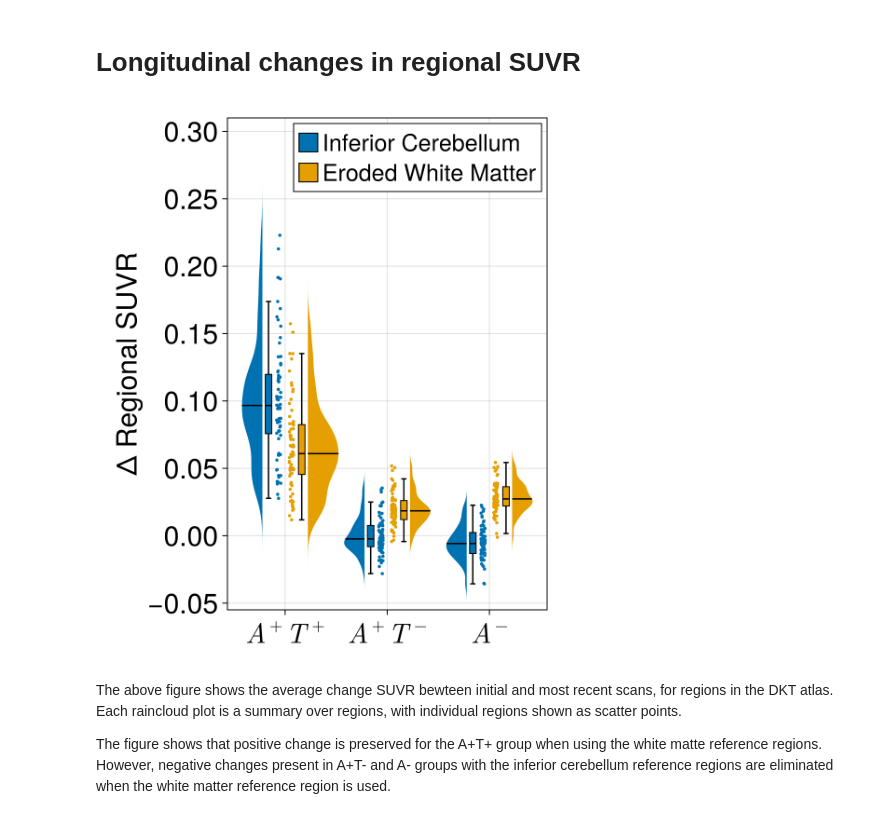
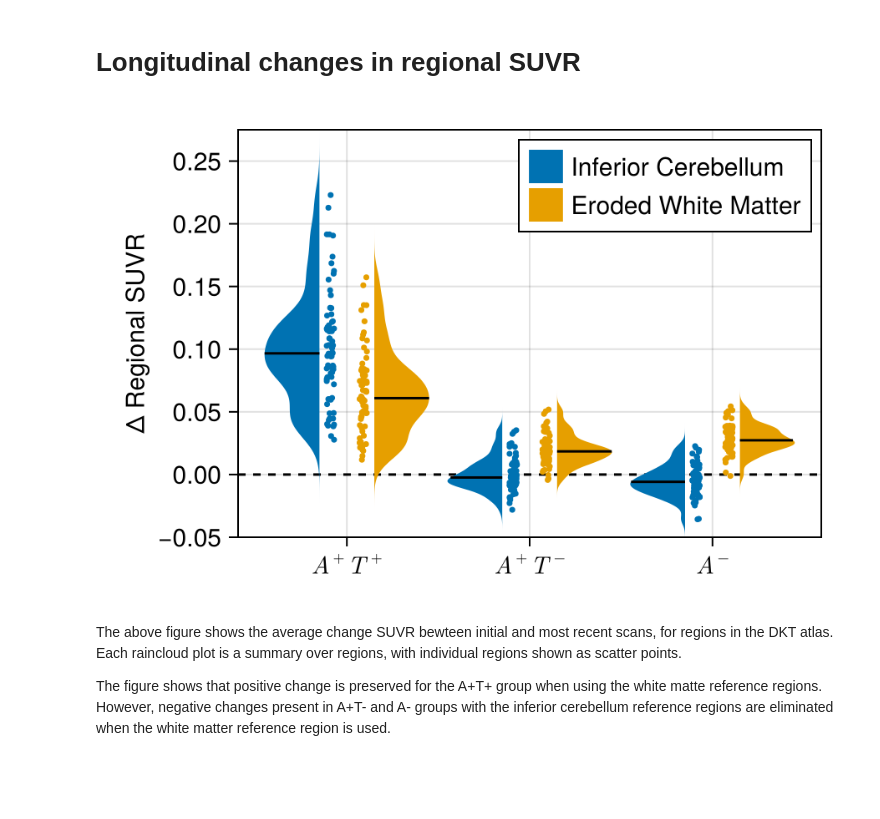
Before and after one commit to PavanChaggar/local-fkpp, a Jupyter notebook: adni/inference/analysis/notebooks/reference_region_analysis.ipynb, the cells around one changed output. Drawn from its saved outputs; the diff is of its cells as text; code cells hidden in the pictures; blank space fills up the shorter version.

Commit message:
updating images

```diff
--- a/adni/inference/analysis/notebooks/reference_region_analysis.ipynb
+++ b/adni/inference/analysis/notebooks/reference_region_analysis.ipynb
@@ -133,35 +133,37 @@ wm_neg_ref_vols = [t[end, :] ./ t[end, 1] for t in wm_neg_tiv_vols];
 # %%
 # Convenience functions for calculating longitudinal changes
 function get_diff(x::Matrix{Float64})
     x[:,end] .- x[:,1]
 end
 function get_diff(x::Vector{Float64})
     x[end] - x[1]
 end
 cols = Makie.wong_colors();
 
 begin
-    f = Figure(size=(500, 600), fontsize=30)
+    f = Figure(size=(450, 300), fontsize=15)
 
     # Inferior Cerebellum
     ax = Axis(f[1:5,1], ylabel="Δ Regional SUVR", xticks=(1:3, [L"A^+T^+", L"A^+T^-", L"A^-"]), yticks=-0.1:0.05:0.3)
-    ylims!(-0.055, 0.31)
-    rainclouds!(ones(72) .* 0.8, mean(get_diff.(calc_suvr.(ic_data[ic_tau_pos_idx]))), cloud_width= 0.5, whiskerwidth=1, markersize=5, color=cols[1], label="Inferior Cerebellum")
-    rainclouds!(ones(72) .* 1.2, mean(get_diff.(calc_suvr.(wm_data[wm_tau_pos_idx]))), whiskerwidth=1, markersize=5, side=:right, color=cols[2],label="Eroded White Matter")
+    hlines!(ax, 0.0, linestyle=:dash, color=:black)
 
-    rainclouds!(ones(72) .* 1.8, mean(get_diff.(calc_suvr.(ic_data[ic_tau_neg_idx]))), cloud_width= 0.5, whiskerwidth=1, markersize=5, color=cols[1], label="Inferior Cerebellum")
-    rainclouds!(ones(72) .* 2.2, mean(get_diff.(calc_suvr.(wm_data[wm_tau_neg_idx]))), cloud_width= 0.5, whiskerwidth=1, markersize=5, side=:right, color=cols[2], label="Eroded White Matter")
+    ylims!(-0.05, 0.275)
+    rainclouds!(ones(72) .* 0.85, mean(get_diff.(calc_suvr.(ic_data[ic_tau_pos_idx]))), plot_boxplots=false, cloud_width= 0.75, whiskerwidth=1, markersize=5, color=cols[1], label="Inferior Cerebellum")
+    rainclouds!(ones(72) .* 1.15, mean(get_diff.(calc_suvr.(wm_data[wm_tau_pos_idx]))), plot_boxplots=false, cloud_width= 0.75, whiskerwidth=1, markersize=5, side=:right, color=cols[2],label="Eroded White Matter")
 
-    rainclouds!(ones(72) .* 2.8, mean(get_diff.(calc_suvr.(ic_negdata))), whiskerwidth=1, cloud_width= 0.5, markersize=5, color=cols[1], label="Inferior Cerebellum")
-    rainclouds!(ones(72) .* 3.2, mean(get_diff.(calc_suvr.(wm_negdata))), whiskerwidth=1, cloud_width= 0.5, markersize=5, side=:right, color=cols[2], label="Eroded White Matter")
+    rainclouds!(ones(72) .* 1.85, mean(get_diff.(calc_suvr.(ic_data[ic_tau_neg_idx]))), plot_boxplots=false, cloud_width= 0.75, whiskerwidth=1, markersize=5, color=cols[1], label="Inferior Cerebellum")
+    rainclouds!(ones(72) .* 2.15, mean(get_diff.(calc_suvr.(wm_data[wm_tau_neg_idx]))), plot_boxplots=false, cloud_width= 0.75, whiskerwidth=1, markersize=5, side=:right, color=cols[2], label="Eroded White Matter")
 
-    axislegend(ax, merge=true, labelsize=25)
+    rainclouds!(ones(72) .* 2.85, mean(get_diff.(calc_suvr.(ic_negdata))), whiskerwidth=1, plot_boxplots=false, cloud_width= 0.75, markersize=5, color=cols[1], label="Inferior Cerebellum")
+    rainclouds!(ones(72) .* 3.15, mean(get_diff.(calc_suvr.(wm_negdata))), whiskerwidth=1, plot_boxplots=false, cloud_width= 0.75, markersize=5, side=:right, color=cols[2], label="Eroded White Matter")
+
+    axislegend(ax, merge=true, labelsize=15)
     f
 end
 save(projectdir("visualisation/reference_region/suvr-reference-region.pdf"), f)
 f
 # %% [output]
-[figure, old version]
+[figure, new version]
 # %% [markdown]
 The above figure shows the average change SUVR bewteen initial and most recent scans, for regions in the DKT atlas. Each raincloud plot is a summary over regions, with individual regions shown as scatter points.
 
```
Also changed, not shown: parts of 2 cells of this notebook, 1 other file.
